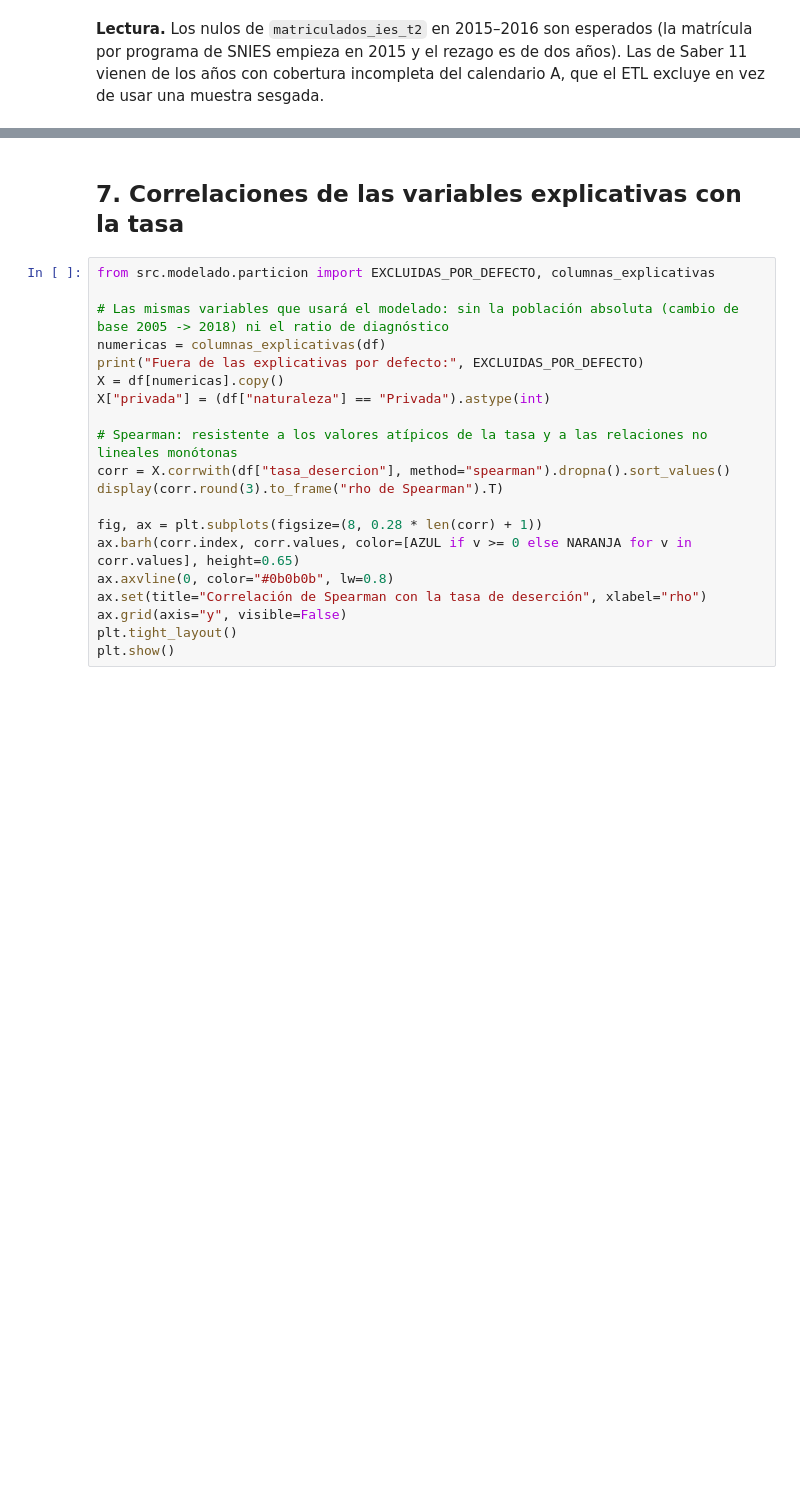
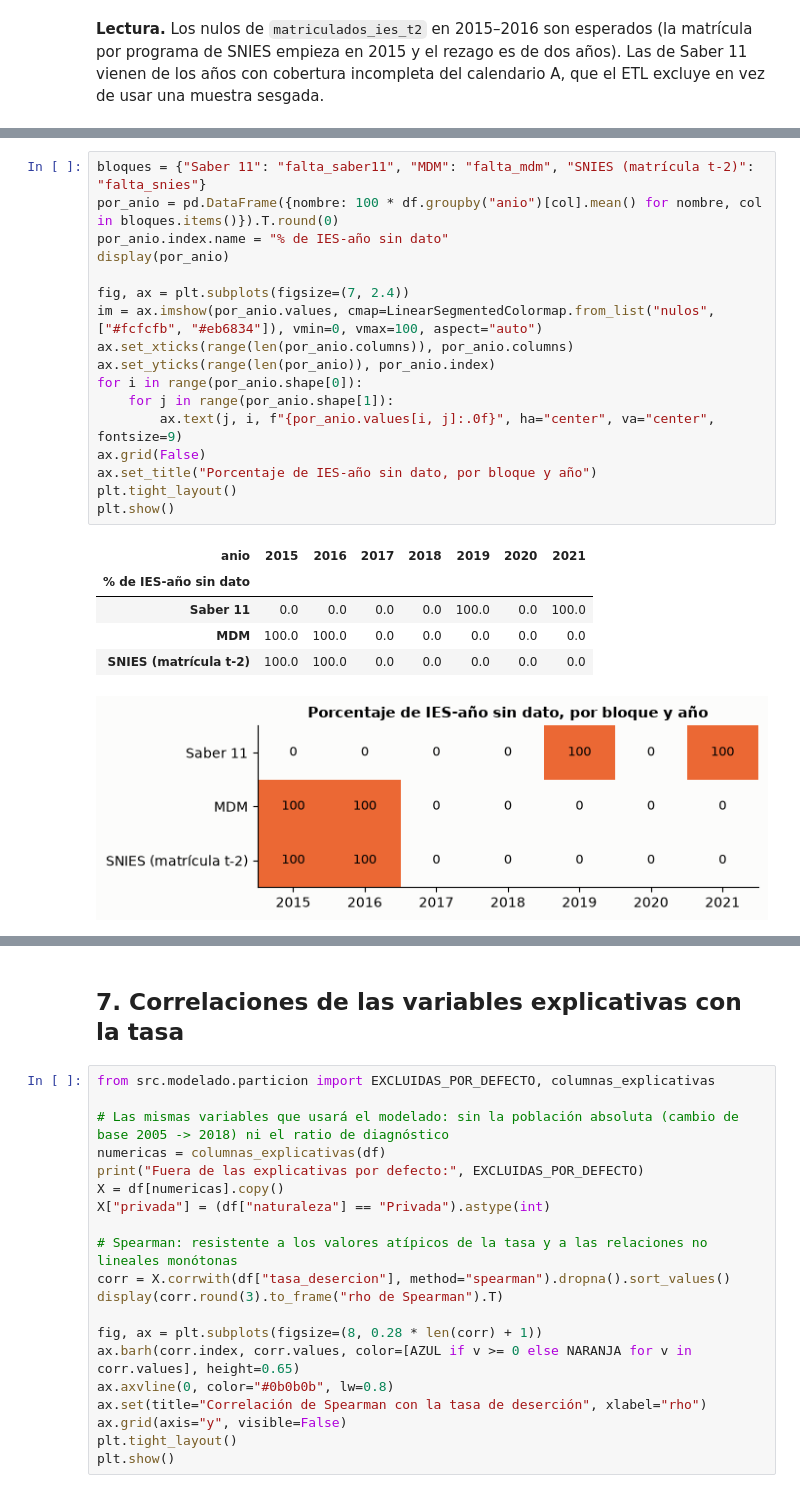
Before and after one commit to miguelmendez04/ProyectoAprendizajeAutomatico, a Jupyter notebook: notebooks/01_eda.ipynb, the cells around one changed output, grey strips where cells are left out. Drawn from its saved outputs; the diff is of its cells as text; blank space fills up the shorter version.

```diff
--- a/notebooks/01_eda.ipynb
+++ b/notebooks/01_eda.ipynb
@@ -535,0 +547,24 @@ en vez de usar una muestra sesgada.
+# %%
+bloques = {"Saber 11": "falta_saber11", "MDM": "falta_mdm", "SNIES (matrícula t-2)": "falta_snies"}
+por_anio = pd.DataFrame({nombre: 100 * df.groupby("anio")[col].mean() for nombre, col in bloques.items()}).T.round(0)
+por_anio.index.name = "% de IES-año sin dato"
+display(por_anio)
+
+fig, ax = plt.subplots(figsize=(7, 2.4))
+im = ax.imshow(por_anio.values, cmap=LinearSegmentedColormap.from_list("nulos", ["#fcfcfb", "#eb6834"]), vmin=0, vmax=100, aspect="auto")
+ax.set_xticks(range(len(por_anio.columns)), por_anio.columns)
+ax.set_yticks(range(len(por_anio)), por_anio.index)
+for i in range(por_anio.shape[0]):
+    for j in range(por_anio.shape[1]):
+        ax.text(j, i, f"{por_anio.values[i, j]:.0f}", ha="center", va="center", fontsize=9)
+ax.grid(False)
+ax.set_title("Porcentaje de IES-año sin dato, por bloque y año")
+plt.tight_layout()
+plt.show()
+# %% [output]
+| anio | 2015 | 2016 | 2017 | 2018 | 2019 | 2020 | 2021 |
+| % de IES-año sin dato |  |  |  |  |  |  |  |
+| Saber 11 | 0.0 | 0.0 | 0.0 | 0.0 | 100.0 | 0.0 | 100.0 |
+| MDM | 100.0 | 100.0 | 0.0 | 0.0 | 0.0 | 0.0 | 0.0 |
+| SNIES (matrícula t-2) | 100.0 | 100.0 | 0.0 | 0.0 | 0.0 | 0.0 | 0.0 |
+[figure, added]
```
Also changed, not shown: parts of 12 cells of this notebook, 14 other files.
